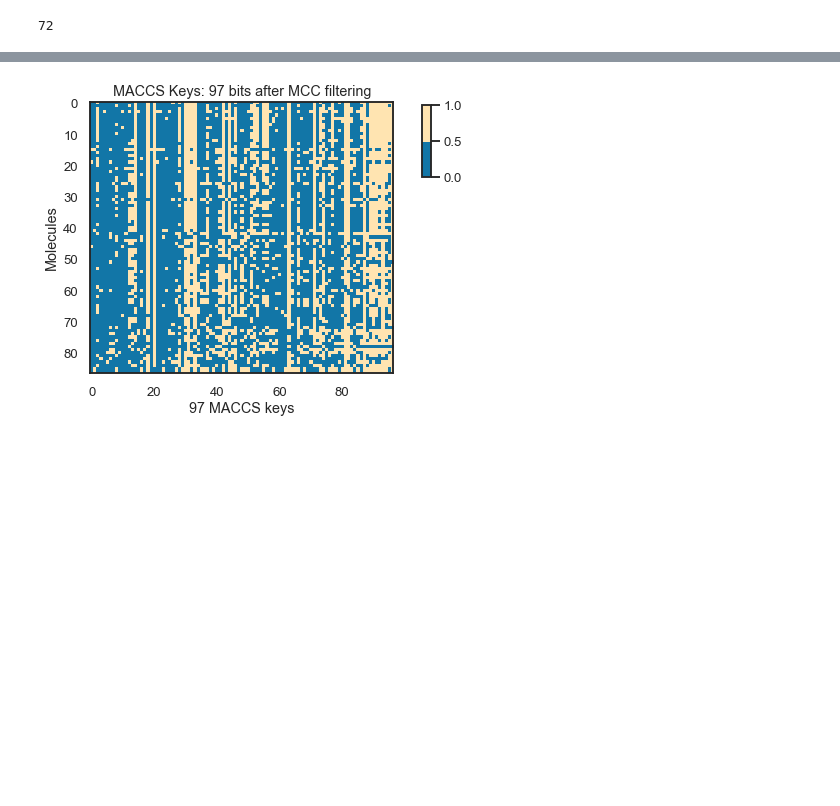
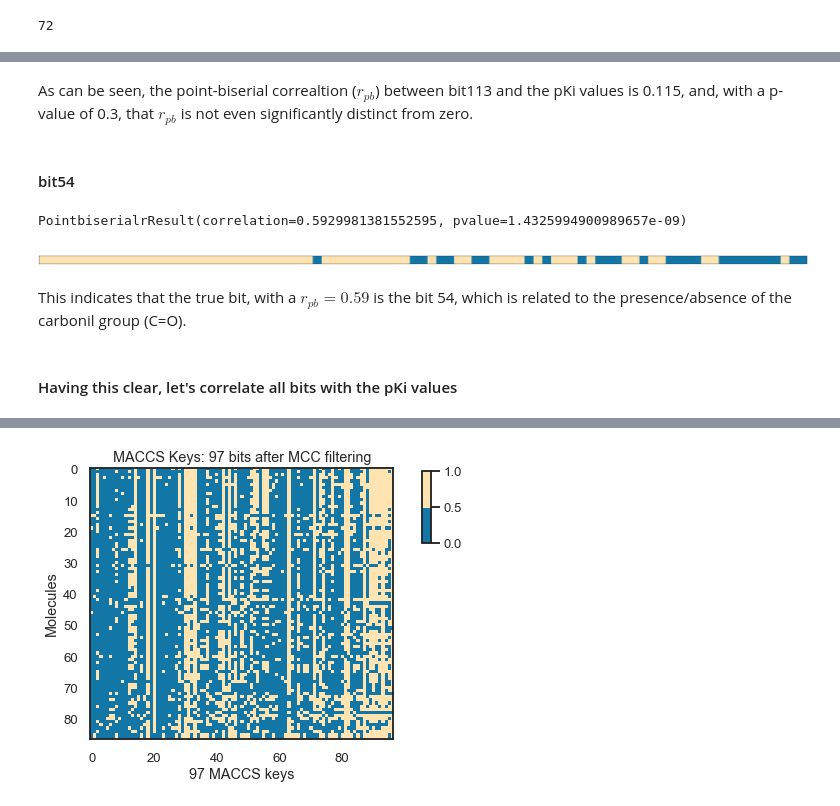
Before and after one commit to jRicciL/ERK2_notebooks, a Jupyter notebook: X_Reviewing_Fourches_work/7_Feature_Selection_RDKit_descriptors.ipynb, the cells around one changed output, grey strips where cells are left out. Cells and saved outputs as stored; diff of their text form; code cells hidden in the pictures; blank space fills up the shorter version.

```diff
--- a/X_Reviewing_Fourches_work/7_Feature_Selection_RDKit_descriptors.ipynb
+++ b/X_Reviewing_Fourches_work/7_Feature_Selection_RDKit_descriptors.ipynb
@@ -329,0 +386,19 @@ len(set(X_maccs_flt_phi.columns.tolist()) & set(X_maccs_flt_tan.columns.tolist()
+# %% [markdown]
+As can be seen, the point-biserial  correaltion ($r_{pb}$) between bit113 and the pKi values is 0.115, and, with a p-value of 0.3, that $r_{pb}$ is  not even significantly distinct from zero.
+# %% [markdown]
+#### bit54
+# %%
+# Example bit54
+bit54 = X_maccs_flt_phi[54]
+bit54_palette = ['#FFE4B1' if i else '#1276a7' for i in bit54]
+sns.palplot(sns.color_palette(bit54_palette))
+
+# Compute the point-biserial correaltion
+pointbiserialr(bit54, df_maccs_all.pKi)
+# %% [output]
+PointbiserialrResult(correlation=0.5929981381552595, pvalue=1.4325994900989657e-09)
+[figure, added]
+# %% [markdown]
+This indicates that the true bit, with a $r_{pb} = 0.59$ is the bit 54, which is related to the presence/absence of the carbonil group (C=O).
+# %% [markdown]
+#### Having this clear, let's correlate all bits with the pKi values
```
Also changed, not shown: parts of 12 cells of this notebook.
